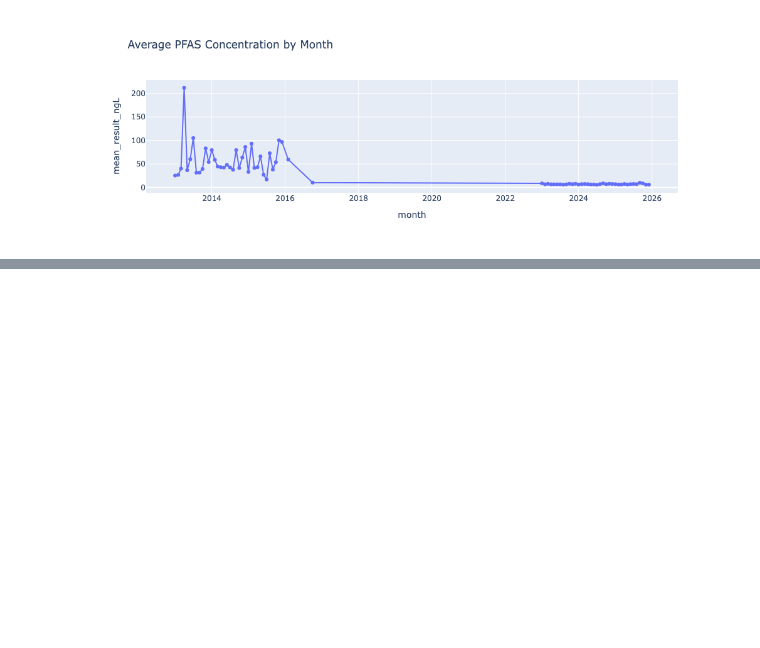
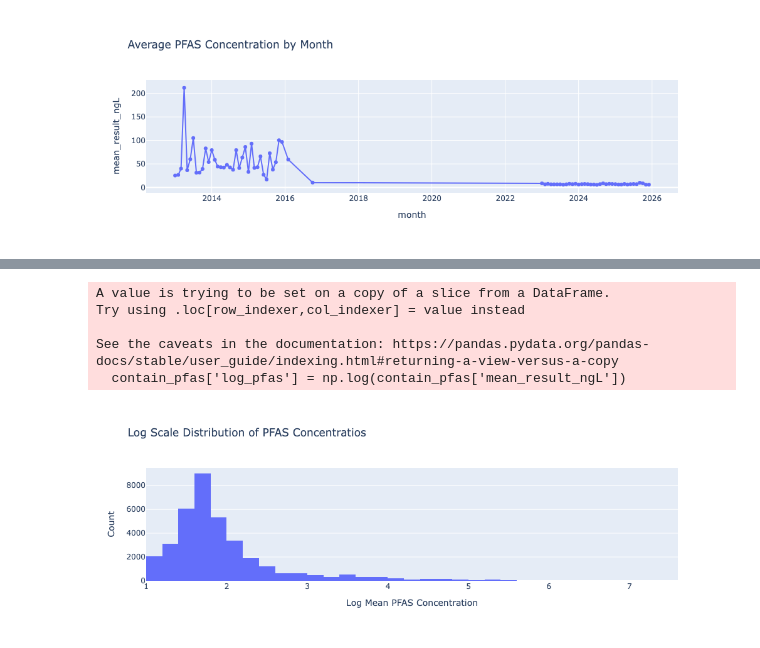
Before and after one commit to julshvartsman/pfas-project, a Jupyter notebook: notebooks/PG_pfas_exploration.ipynb, the cells around one changed output, grey strips where cells are left out. Cells and saved outputs as stored; diff of their text form; code cells hidden in the pictures; blank space fills up the shorter version.

```diff
--- a/notebooks/PG_pfas_exploration.ipynb
+++ b/notebooks/PG_pfas_exploration.ipynb
@@ -60,0 +73,26 @@ fig.show()
+# %%
+#Possible explanations for the graph:
+#earlier years had sampled fewer locations
+
+contain_pfas['year'] = contain_pfas['month'].dt.year
+
+
+years = [2013, 2014, 2015, 2016, 2023, 2024, 2025]
+
+yearly_zcta_data = {
+    'Year': years,
+    'Unique ZCTA Count': [
+        len(pd.unique(contain_pfas[contain_pfas['month'].dt.year == year]['zcta']))
+        for year in years
+    ]
+}
+
+zcta_summary_df = pd.DataFrame(yearly_zcta_data)
+
+zcta_summary_df
+#The sampling may have targeted known or suspected contamination hotspots, leading to higher
+#average contamination hotspots. From 2023 onwards, monitoring included more locations, which
+#pulled down the average
+
+#note: UCMR 3 from 2013-2015 and UCMR 4 from 2016-2022 (did not monitor PFAS nationally
+#and 2023-2025 UCMR 5
@@ -102,0 +248,20 @@ plt.show()
+# %%
+contain_pfas['log_pfas'] = np.log(contain_pfas['mean_result_ngL'])
+
+fig = px.histogram(
+    contain_pfas,
+    x="log_pfas",
+    nbins = 45,
+    title = "Log Scale Distribution of PFAS Concentratios"
+)
+fig.update_layout(
+    xaxis_title="Log Mean PFAS Concentration",
+    yaxis_title="Count"
+)
+# %% [output]
+A value is trying to be set on a copy of a slice from a DataFrame.
+Try using .loc[row_indexer,col_indexer] = value instead
+
+See the caveats in the documentation: https://pandas.pydata.org/pandas-docs/stable/user_guide/indexing.html#returning-a-view-versus-a-copy
+  contain_pfas['log_pfas'] = np.log(contain_pfas['mean_result_ngL'])
+[figure, added]
```
Also changed, not shown: parts of 11 cells of this notebook.
